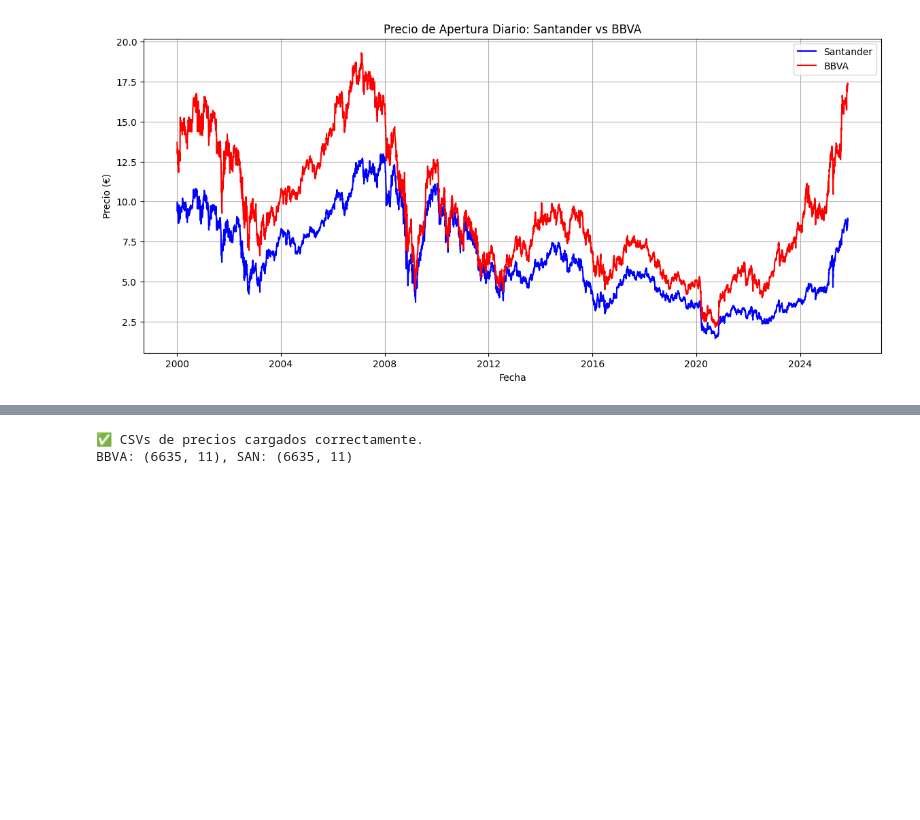
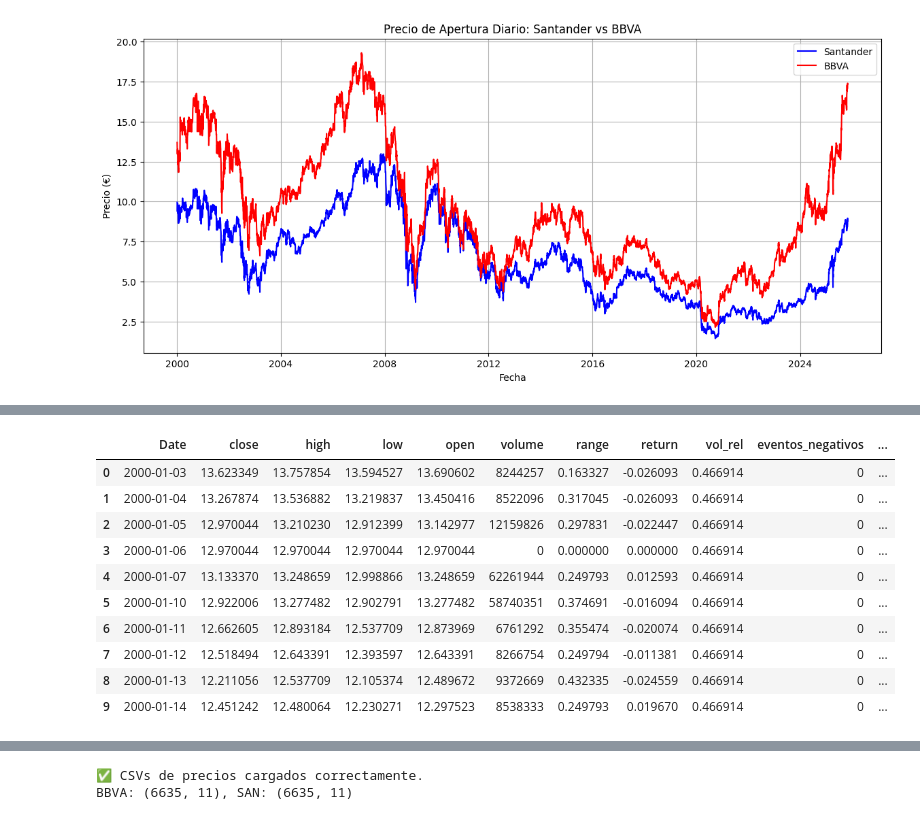
Before and after one commit to josean9/Caso02_Prediccion_BBVA_SANTANDER, a Jupyter notebook: notebooks/notebook2.ipynb, the cells around one changed output, grey strips where cells are left out. Saved outputs shown, nothing was run; the diff lists cells and outputs as text; code cells hidden in the pictures; blank space fills up the shorter version.

```diff
--- a/notebooks/notebook2.ipynb
+++ b/notebooks/notebook2.ipynb
@@ -166,0 +181,77 @@ df_sent.head(10)
+# %%
+import pandas as pd
+
+# ============================================================
+# 1️⃣ Cargar datasets base
+# ============================================================
+
+# Dataset principal del BBVA extendido
+df_bbva = pd.read_csv(
+    "../data/csv/clean/BBVA_macro_extended.csv",
+    parse_dates=["Date"]
+)
+
+# Dataset de inflación
+df_inflation = pd.read_csv(
+    "../data/csv/clean/euro_inflation_2000_2025_final.csv",
+    parse_dates=["date"]
+)
+
+# Dataset de tipos de interés (ECB)
+df_rates = pd.read_csv(
+    "../data/csv/clean/euro_interest_2000_2025_clean.csv",
+    parse_dates=["date"]
+)
+
+# ============================================================
+# 2️⃣ Calcular medias móviles adicionales (30 y 60 días)
+# ============================================================
+
+df_bbva = df_bbva.sort_values("Date").copy()
+df_bbva["sma_7"]  = df_bbva["close"].rolling(window=7).mean()
+df_bbva["sma_30"] = df_bbva["close"].rolling(window=30).mean()
+df_bbva["sma_60"] = df_bbva["close"].rolling(window=60).mean()
+df_bbva = df_bbva.fillna(method="bfill")
+
+# ============================================================
+# 3️⃣ Fusionar inflación (por fecha más cercana o anterior)
+# ============================================================
+
+# Alinear por fecha (algunos días del BBVA no estarán en inflación → usamos forward fill)
+df_inflation = df_inflation.rename(columns={"date": "Date", "inflation": "inflation_rate"})
+df_merged = pd.merge_asof(
+    df_bbva.sort_values("Date"),
+    df_inflation.sort_values("Date"),
+    on="Date",
+    direction="backward"
+)
+
+# ============================================================
+# 4️⃣ Fusionar tipos de interés (deposit, marginal, refinancing)
+# ============================================================
+
+df_rates = df_rates.rename(columns={
+    "date": "Date",
+    "deposit_rate": "deposit_rate",
+    "marginal_rate": "marginal_rate",
+    "refinancing_rate": "refinancing_rate"
+})
+
+df_final = pd.merge_asof(
+    df_merged.sort_values("Date"),
+    df_rates.sort_values("Date"),
+    on="Date",
+    direction="backward"
+)
+
+# ============================================================
+# 5️⃣ Verificar columnas y vista previa
+# ============================================================
+
+print("✅ DataFrame final creado correctamente. Columnas disponibles:\n")
+print(df_final.columns.tolist())
+print("\n🧾 Vista previa del DataFrame final:\n")
+#quitar columna adj close de df_final
+df_final = df_final.drop(columns=["adj close", "sma_5", "sma_10"])
+df_final.head(10)
+# %% [output]
@@ -166,0 +263,11 @@ df_sent.head(10)
+|  | Date | close | high | low | open | volume | range | return | vol_rel | eventos_negativos | ... |
+| 0 | 2000-01-03 | 13.623349 | 13.757854 | 13.594527 | 13.690602 | 8244257 | 0.163327 | -0.026093 | 0.466914 | 0 | ... |
+| 1 | 2000-01-04 | 13.267874 | 13.536882 | 13.219837 | 13.450416 | 8522096 | 0.317045 | -0.026093 | 0.466914 | 0 | ... |
+| 2 | 2000-01-05 | 12.970044 | 13.210230 | 12.912399 | 13.142977 | 12159826 | 0.297831 | -0.022447 | 0.466914 | 0 | ... |
+| 3 | 2000-01-06 | 12.970044 | 12.970044 | 12.970044 | 12.970044 | 0 | 0.000000 | 0.000000 | 0.466914 | 0 | ... |
+| 4 | 2000-01-07 | 13.133370 | 13.248659 | 12.998866 | 13.248659 | 62261944 | 0.249793 | 0.012593 | 0.466914 | 0 | ... |
+| 5 | 2000-01-10 | 12.922006 | 13.277482 | 12.902791 | 13.277482 | 58740351 | 0.374691 | -0.016094 | 0.466914 | 0 | ... |
+| 6 | 2000-01-11 | 12.662605 | 12.893184 | 12.537709 | 12.873969 | 6761292 | 0.355474 | -0.020074 | 0.466914 | 0 | ... |
+| 7 | 2000-01-12 | 12.518494 | 12.643391 | 12.393597 | 12.643391 | 8266754 | 0.249794 | -0.011381 | 0.466914 | 0 | ... |
+| 8 | 2000-01-13 | 12.211056 | 12.537709 | 12.105374 | 12.489672 | 9372669 | 0.432335 | -0.024559 | 0.466914 | 0 | ... |
+| 9 | 2000-01-14 | 12.451242 | 12.480064 | 12.230271 | 12.297523 | 8538333 | 0.249793 | 0.019670 | 0.466914 | 0 | ... |
```
Also changed, not shown: parts of 15 cells of this notebook, 5 other files.
